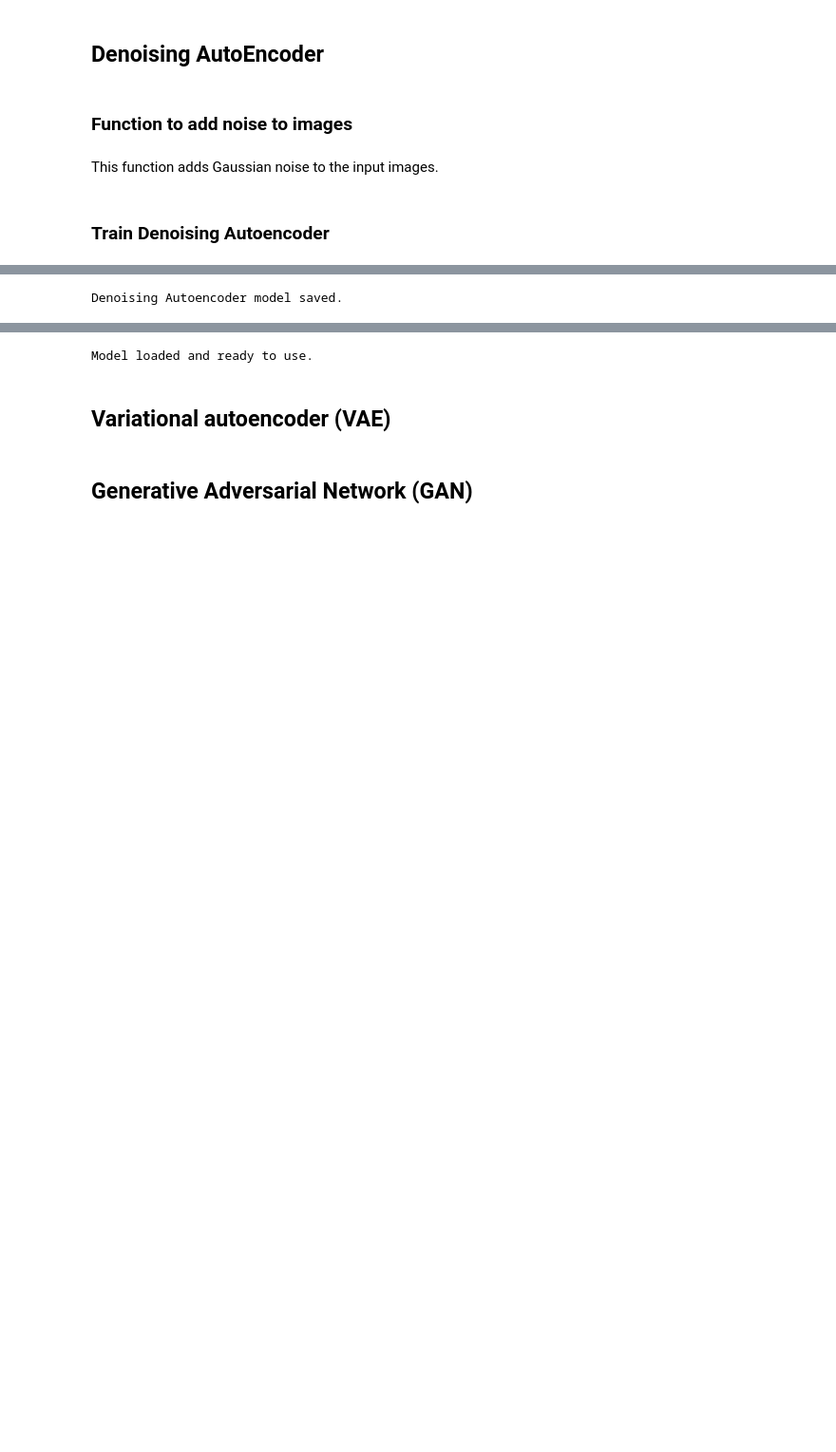
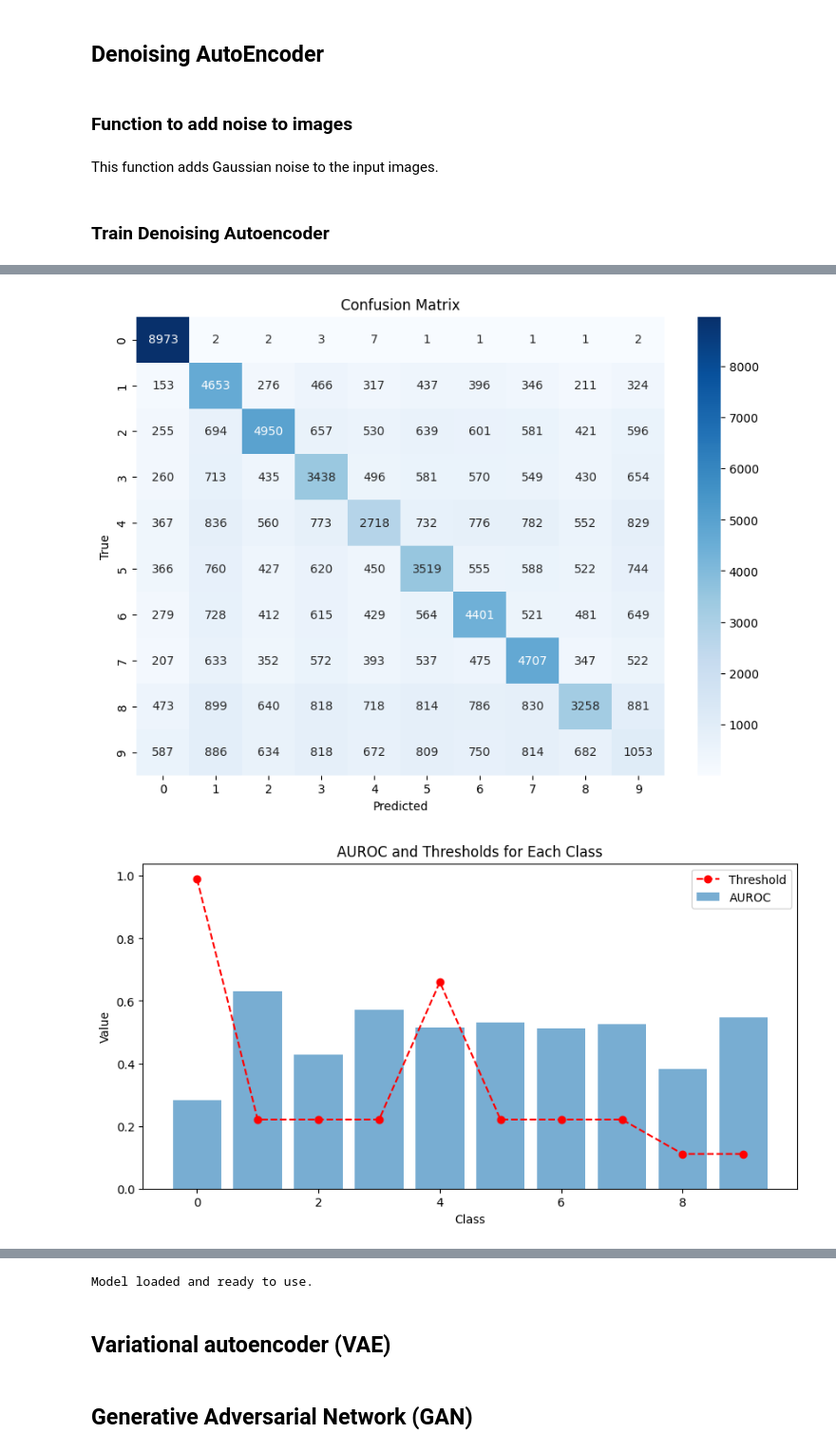
Before and after one commit to Juank0621/CelebA_SRGAN, a Jupyter notebook: dul_final_project.ipynb, the cells around one changed output, grey strips where cells are left out. Shown at 95% size. Saved outputs shown, nothing was run; the diff lists cells and outputs as text; code cells hidden in the pictures; blank space fills up the shorter version.

```diff
--- a/dul_final_project.ipynb
+++ b/dul_final_project.ipynb
@@ -145,13 +145,13 @@ class OneClassDatasetCIFAR10(CIFAR10):
 train_dataset = CIFAR10(root='data', train=True, download=True, transform=transform)
 test_dataset = CIFAR10(root='data', train=False, download=True, transform=transform)
 # %%
-# Create folders for saving images, one for each class
-for class_name in test_dataset.classes:
-    os.makedirs(f'./cifar10_test_images/{class_name}', exist_ok=True)
+# # Create folders for saving images, one for each class
+# for class_name in test_dataset.classes:
+#     os.makedirs(f'./cifar10_test_images/{class_name}', exist_ok=True)
 
-# Save the test images to the appropriate folders
-for idx, (img, label) in enumerate(test_dataset):
-    class_name = test_dataset.classes[label]  # Get the class name for the image
-    save_image(img, f'./cifar10_test_images/{class_name}/{idx}.png')  # Save each image as PNG
+# # Save the test images to the appropriate folders
+# for idx, (img, label) in enumerate(test_dataset):
+#     class_name = test_dataset.classes[label]  # Get the class name for the image
+#     save_image(img, f'./cifar10_test_images/{class_name}/{idx}.png')  # Save each image as PNG
 
-print("Test images saved in './cifar10_test_images/'")
+# print("Test images saved in './cifar10_test_images/'")
@@ -639,3 +631,24 @@ def add_noise(img):
+# %%
+# Function to add noise to images
+def add_noise(img):
+    noise = torch.randn_like(img) * 0.1
+    img_noisy = torch.clamp(img + noise, 0., 1.)
+    return img_noisy
+
+# Function to train the denoising autoencoder for one epoch
+def train_denoising_epoch(denoising_autoencoder, train_loader, criterion, optimizer):
+    denoising_autoencoder.train()
+    total_loss = 0
+    for inputs, _ in train_loader:
+        inputs = inputs.to(device)
+        inputs_noisy = add_noise(inputs)
+        optimizer.zero_grad()
+        outputs = denoising_autoencoder(inputs_noisy)
+        loss = criterion(outputs, inputs)
+        loss.backward()
+        optimizer.step()
+        total_loss += loss.item()
+    return total_loss / len(train_loader)
 # %% [markdown]
 ### Train Denoising Autoencoder
 # %% [markdown]
@@ -682,0 +735,3 @@ Epoch 12/20, Loss: 0.005362
+# %%
+# Call the main function for denoising autoencoder and get results
+confusion_mat, all_aurocs, all_thresholds, all_train_losses, all_val_losses = main_denoising()
@@ -683,15 +756,13 @@ Epoch 12/20, Loss: 0.005362
 # %%
-# Call the main function and get results
-confusion_mat, all_aurocs, all_thresholds, all_train_losses, all_val_losses = main()
-
 # Plot confusion matrix
 plot_confusion_matrix(confusion_mat)
 
 # Plot AUROC and thresholds
 plot_auroc_thresholds(all_aurocs, all_thresholds)
 
 # Plot losses for each class
 for real_class in range(10):
     plot_losses(all_train_losses[real_class], all_val_losses[real_class], real_class)
 # %% [output]
-Denoising Autoencoder model saved.
+[figure, added]
+[figure, added]
```
Also changed, not shown: parts of 20 cells of this notebook, 3 other files.
